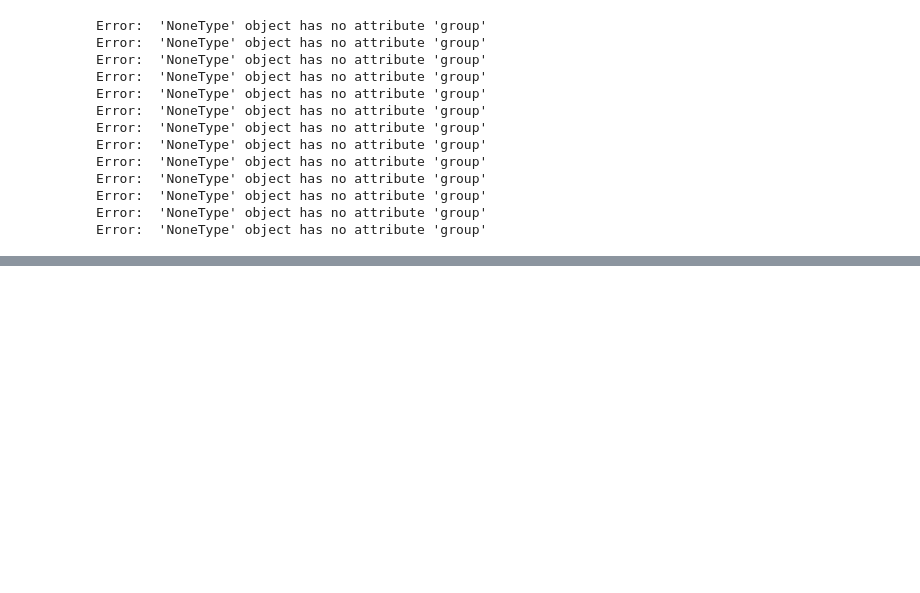
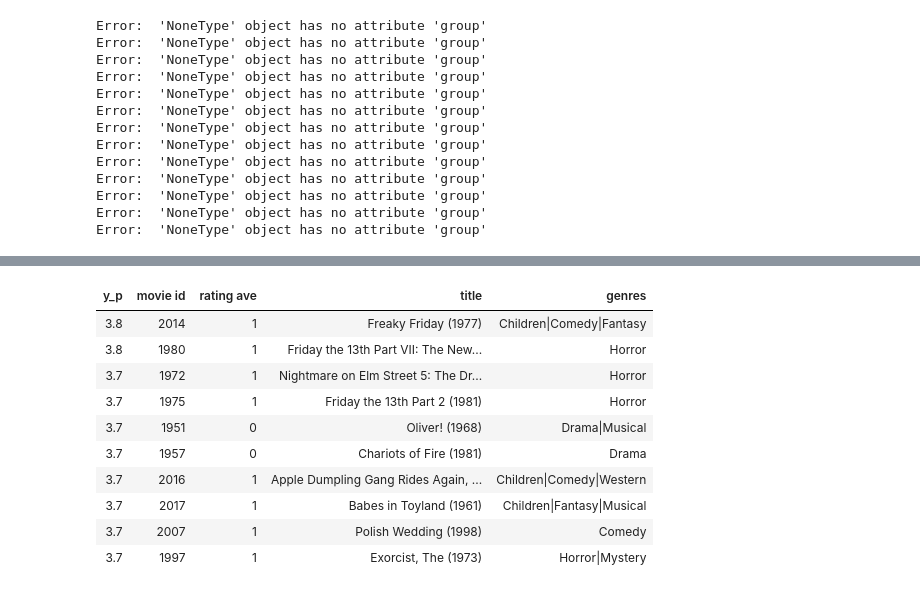
Before and after one commit to yugamjayant/Sentiment-analysis-twitter, a Jupyter notebook: Movie_recommendation_sys.ipynb, the cells around one changed output, grey strips where cells are left out. Drawn from its saved outputs; the diff is of its cells as text; code cells hidden in the pictures; blank space fills up the shorter version.

```diff
--- a/Movie_recommendation_sys.ipynb
+++ b/Movie_recommendation_sys.ipynb
@@ -211,3 +212,4 @@ Error:  'NoneType' object has no attribute 'group'
 
 item_train = item_ratings_df.to_numpy()[:,1:]
 user_train = user_ratings_df.to_numpy()[:,1:]
+y_train = ratings_rawds['rating'].to_numpy()
@@ -213,0 +348,6 @@ user_train = user_ratings_df.to_numpy()[:,1:]
+# %%
+u_s = 3  # start of columns to use in training, user
+i_s = 1  # start of columns to use in training, items
+
+tf.random.set_seed(1)
+model.fit([user_train[:, u_s:], item_train[:, i_s:]], y_train, epochs=30)
@@ -213,0 +418,39 @@ user_train = user_ratings_df.to_numpy()[:,1:]
+# %%
+def print_pred_movies(y_p, item, movie_dict, maxcount=10):
+    """ print results of prediction of a new user. inputs are expected to be in
+        sorted order, unscaled. """
+    count = 0
+    disp = [["y_p", "movie id", "rating ave", "title", "genres"]]
+
+    for i in range(0, y_p.shape[0]):
+        if count == maxcount:
+            break
+        count += 1
+        movie_id = item[i, 0].astype(int).astype(str)
+        disp.append([np.around(y_p[i, 0], 1), item[i, 0].astype(int), np.around(item[i, 2].astype(float), 1),
+                     movie_dict[movie_id]['title'], movie_dict[movie_id]['genres']])
+
+    table = tabulate.tabulate(disp, tablefmt='html', headers="firstrow")
+    return table
+# %%
+#9742 is number of movies
+# generate and replicate the user vector to match the number movies in the data set.
+user_vecs = np.tile(user_vec[:,1:], (9742, 1))
+
+# scale our user and item vectors
+suser_vecs = scalerUser.transform(user_vecs)
+sitem_vecs = scalerItem.transform(item_vecs)
+
+# make a prediction
+y_p = model.predict([suser_vecs[:, u_s:], sitem_vecs[:, i_s:]])
+
+# unscale y prediction
+y_pu = scalerTarget.inverse_transform(y_p)
+
+# sort the results, highest prediction first
+sorted_index = np.argsort(-y_pu,axis=0).reshape(-1).tolist()  #negate to get largest rating first
+sorted_ypu   = y_pu[sorted_index]
+sorted_items = item_vecs[sorted_index]  #using unscaled vectors for display
+
+display(HTML(print_pred_movies(sorted_ypu, sorted_items, movie_dict, maxcount = 10)))
+# %% [output]
@@ -213,0 +458,11 @@ user_train = user_ratings_df.to_numpy()[:,1:]
+| y_p | movie id | rating ave | title | genres |
+| 3.8 | 2014 | 1 | Freaky Friday (1977) | Children|Comedy|Fantasy |
+| 3.8 | 1980 | 1 | Friday the 13th Part VII: The New... | Horror |
+| 3.7 | 1972 | 1 | Nightmare on Elm Street 5: The Dr... | Horror |
+| 3.7 | 1975 | 1 | Friday the 13th Part 2 (1981) | Horror |
+| 3.7 | 1951 | 0 | Oliver! (1968) | Drama|Musical |
+| 3.7 | 1957 | 0 | Chariots of Fire (1981) | Drama |
+| 3.7 | 2016 | 1 | Apple Dumpling Gang Rides Again, ... | Children|Comedy|Western |
+| 3.7 | 2017 | 1 | Babes in Toyland (1961) | Children|Fantasy|Musical |
+| 3.7 | 2007 | 1 | Polish Wedding (1998) | Comedy |
+| 3.7 | 1997 | 1 | Exorcist, The (1973) | Horror|Mystery |
```
Also changed, not shown: parts of 19 cells of this notebook.
